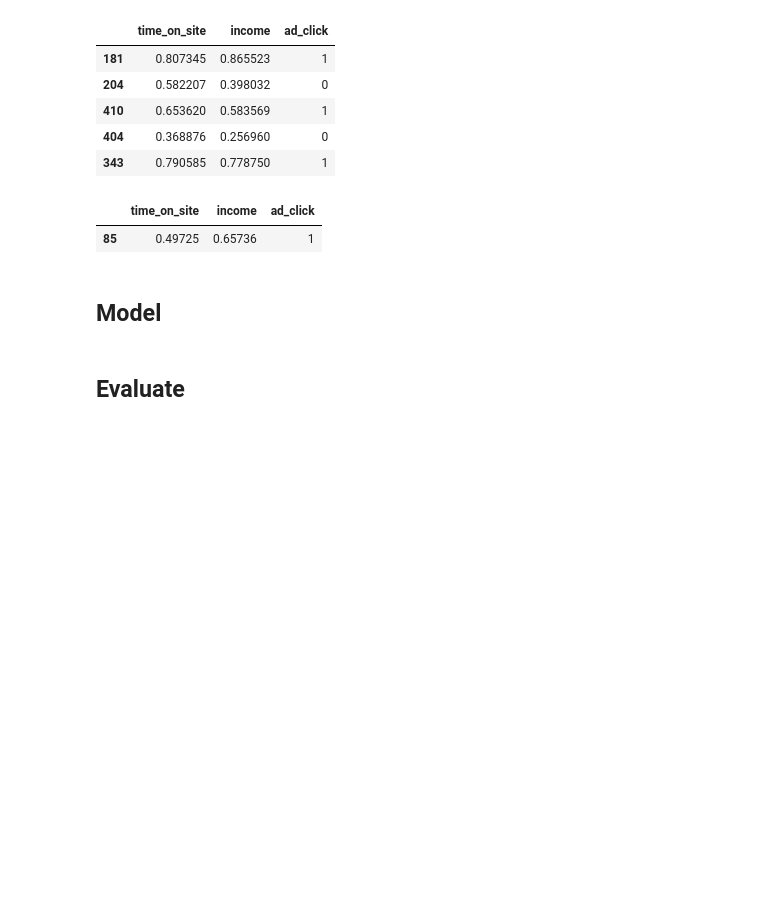
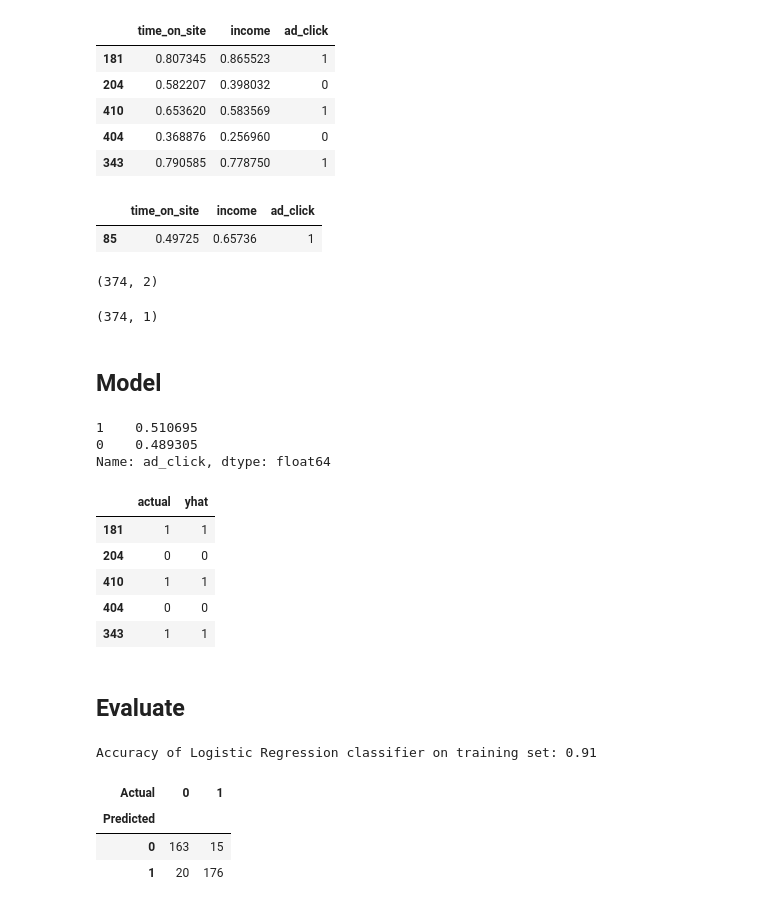
Before and after one commit to faithkane3/ds-methodologies-exercises, a Jupyter notebook: classification/ML Classification Package/3. Logisitic Regression/Predict Customer clicks on FB ads.ipynb, the cells around one changed output. Cells and saved outputs as stored; diff of their text form; code cells hidden in the pictures; blank space fills up the shorter version.

```diff
--- a/classification/ML Classification Package/3. Logisitic Regression/Predict Customer clicks on FB ads.ipynb
+++ b/classification/ML Classification Package/3. Logisitic Regression/Predict Customer clicks on FB ads.ipynb
@@ -216,2 +223,10 @@ test.head(1)
+# %%
+X_train.shape
+# %% [output]
+(374, 2)
+# %%
+y_train.shape
+# %% [output]
+(374, 1)
 # %% [markdown]
 ## Model
@@ -220,2 +233,41 @@ test.head(1)
+# %%
+# Create a basline - If I predict an ad click every time, I will be right 51% of the time.
+# My model needs to predict ad clicks correctly more than 51% of the time.
+
+train.ad_click.value_counts(normalize=True)
+# %% [output]
+1    0.510695
+0    0.489305
+Name: ad_click, dtype: float64
+# %%
+# Create, fit, and use my logistic regressor
+
+logit = LogisticRegression()
+logit.fit(X_train, y_train)
+
+eval_df = train[['ad_click']].rename(columns={'ad_click': 'actual'})
+eval_df['yhat'] = logit.predict(X_train)
+eval_df.head()
+# %% [output]
+|  | actual | yhat |
+| 181 | 1 | 1 |
+| 204 | 0 | 0 |
+| 410 | 1 | 1 |
+| 404 | 0 | 0 |
+| 343 | 1 | 1 |
 # %% [markdown]
 ## Evaluate
+# %%
+print('Accuracy of Logistic Regression classifier on training set: {:.2f}'
+     .format(logit.score(X_train, y_train)))
+# %% [output]
+Accuracy of Logistic Regression classifier on training set: 0.91
+# %%
+pd.crosstab(eval_df.yhat, eval_df.actual,
+            rownames=['Predicted'],
+            colnames=['Actual'], margins=False, margins_name="Total")
+# %% [output]
+| Actual | 0 | 1 |
+| Predicted |  |  |
+| 0 | 163 | 15 |
+| 1 | 20 | 176 |
```
Also changed, not shown: parts of 18 cells of this notebook.
